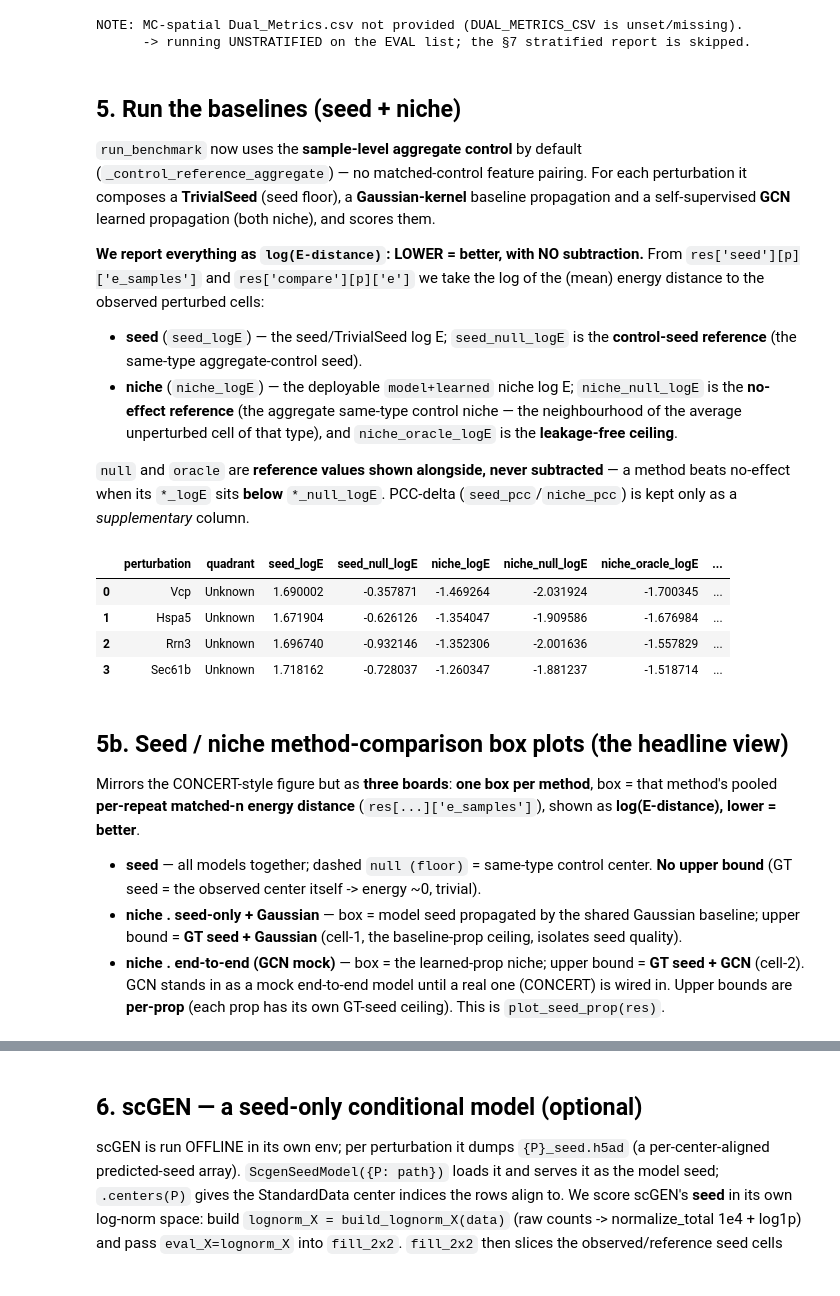
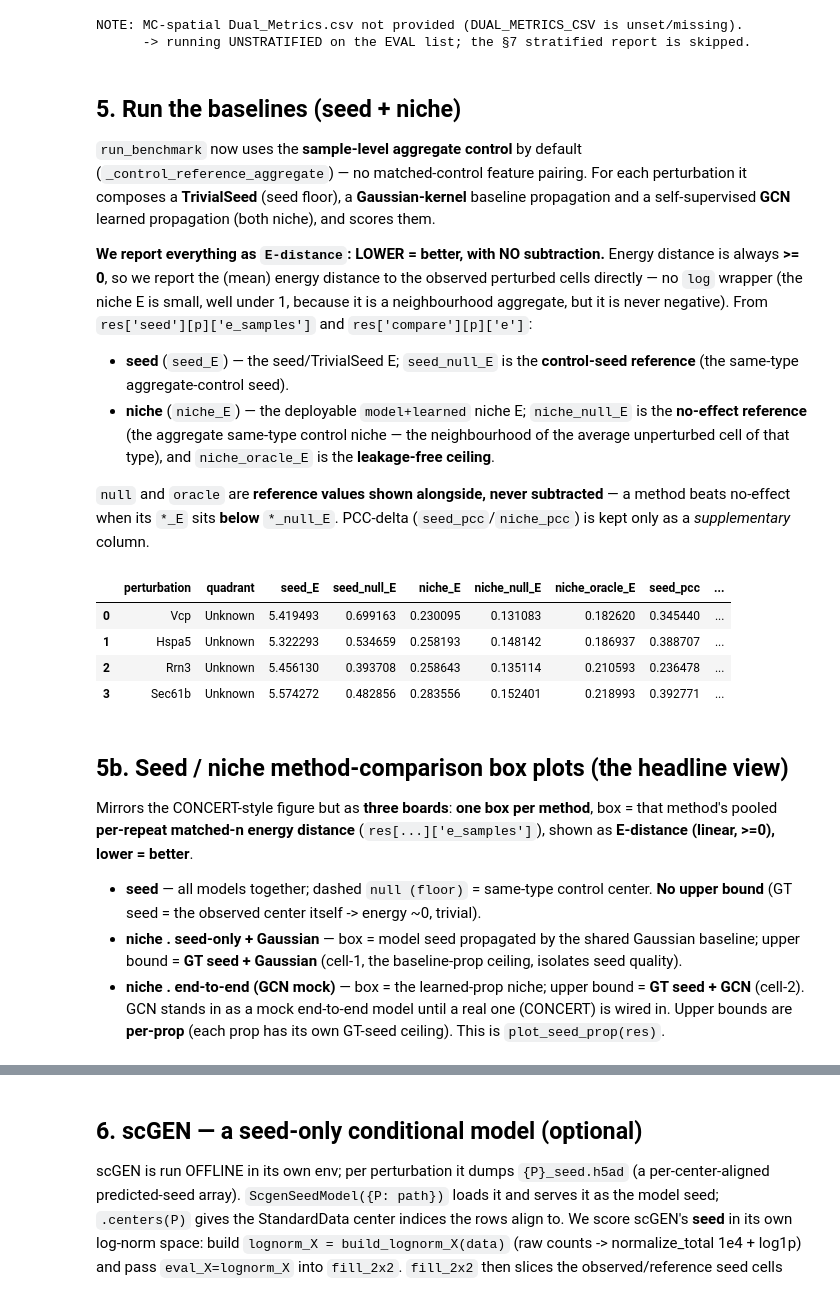
Before and after one commit to cz3900/sp-perturb-benchmark, a Jupyter notebook: notebooks/run_benchmark.executed.ipynb, the cells around one changed output, grey strips where cells are left out. Drawn from its saved outputs; the diff is of its cells as text; code cells hidden in the pictures.

```diff
--- a/notebooks/run_benchmark.executed.ipynb
+++ b/notebooks/run_benchmark.executed.ipynb
@@ -159,50 +159,50 @@ NOTE: MC-spatial Dual_Metrics.csv not provided (DUAL_METRICS_CSV is unset/missin
 ## 5. Run the baselines (seed + niche)
 `run_benchmark` now uses the **sample-level aggregate control** by default (`_control_reference_aggregate`) — no matched-control feature pairing. For each perturbation it composes a **TrivialSeed** (seed floor), a **Gaussian-kernel** baseline propagation and a self-supervised **GCN** learned propagation (both niche), and scores them.
 
-**We report everything as `log(E-distance)`: LOWER = better, with NO subtraction.** From `res['seed'][p]['e_samples']` and `res['compare'][p]['e']` we take the log of the (mean) energy distance to the observed perturbed cells:
-- **seed** (`seed_logE`) — the seed/TrivialSeed log E; `seed_null_logE` is the **control-seed reference** (the same-type aggregate-control seed).
-- **niche** (`niche_logE`) — the deployable `model+learned` niche log E; `niche_null_logE` is the **no-effect reference** (the aggregate same-type control niche — the neighbourhood of the average unperturbed cell of that type), and `niche_oracle_logE` is the **leakage-free ceiling**.
+**We report everything as `E-distance`: LOWER = better, with NO subtraction.** Energy distance is always **>= 0**, so we report the (mean) energy distance to the observed perturbed cells directly — no `log` wrapper (the niche E is small, well under 1, because it is a neighbourhood aggregate, but it is never negative). From `res['seed'][p]['e_samples']` and `res['compare'][p]['e']`:
+- **seed** (`seed_E`) — the seed/TrivialSeed E; `seed_null_E` is the **control-seed reference** (the same-type aggregate-control seed).
+- **niche** (`niche_E`) — the deployable `model+learned` niche E; `niche_null_E` is the **no-effect reference** (the aggregate same-type control niche — the neighbourhood of the average unperturbed cell of that type), and `niche_oracle_E` is the **leakage-free ceiling**.
 
-`null` and `oracle` are **reference values shown alongside, never subtracted** — a method beats no-effect when its `*_logE` sits **below** `*_null_logE`. PCC-delta (`seed_pcc`/`niche_pcc`) is kept only as a *supplementary* column.
+`null` and `oracle` are **reference values shown alongside, never subtracted** — a method beats no-effect when its `*_E` sits **below** `*_null_E`. PCC-delta (`seed_pcc`/`niche_pcc`) is kept only as a *supplementary* column.
 # %%
 res = run_benchmark(data, perturbations=EVAL, k=K_GRAPH, k_ref=K_REF,
                     gcn_kwargs={'hidden': 64, 'epochs': 30})
 
-# Everything below is reported as log(E-distance): LOWER = better, NO subtraction.
+# Everything below is reported as E-distance: LOWER = better, NO subtraction. Energy
+# distance is always >= 0, so we report the raw (mean) E with no log wrapper.
 # null (no-effect aggregate-control niche) and oracle (leakage-free ceiling) are
 # REFERENCE values shown alongside, never subtracted. PCC-delta is supplementary.
-def _seed_logE(e_list):
-    """log of the mean per-repeat seed E (guard mean>0, else nan)."""
-    m = float(np.nanmean(e_list)) if len(e_list) else float('nan')
-    return np.log(m) if m > 0 else float('nan')
+def _meanE(v):
+    """Mean per-repeat E (linear, >=0); nan when there are no samples."""
+    return float(np.nanmean(v)) if np.size(v) else float('nan')
 
 rows = []
 for p in EVAL:
     s = res['seed'][p]; c = res['compare'][p]
     es = s.get('e_samples', {})
     rows.append(dict(
         perturbation=p,
         quadrant=QUADRANT_OF.get(p, mcj.UNKNOWN),
-        seed_logE=_seed_logE(es.get('model', [])),          # seed (TrivialSeed) log E
-        seed_null_logE=_seed_logE(es.get('null', [])),      # seed control-seed reference
-        niche_logE=np.log(c['e']['model+learned']),         # niche (deployable) log E
-        niche_null_logE=np.log(c['e']['null']),             # niche no-effect reference
-        niche_oracle_logE=(np.log(c['e']['oracle']) if 'oracle' in c['e'] else float('nan')),  # niche ceiling ref
+        seed_E=_meanE(es.get('model', [])),                 # seed (TrivialSeed) E
+        seed_null_E=_meanE(es.get('null', [])),             # seed control-seed reference
+        niche_E=float(c['e']['model+learned']),             # niche (deployable) E
+        niche_null_E=float(c['e']['null']),                 # niche no-effect reference
+        niche_oracle_E=(float(c['e']['oracle']) if 'oracle' in c['e'] else float('nan')),  # niche ceiling ref
         seed_pcc=s['pcc_delta'], niche_pcc=c['pcc']['model+learned'],  # supplementary (PCC-delta)
         leak_ok=res['leakage_pass'][p],
     ))
-# Sort by niche log E ascending (lower = better); null/oracle columns are references, not scores.
-base_df = pd.DataFrame(rows).sort_values('niche_logE', ascending=True).reset_index(drop=True)
+# Sort by niche E ascending (lower = better); null/oracle columns are references, not scores.
+base_df = pd.DataFrame(rows).sort_values('niche_E', ascending=True).reset_index(drop=True)
 base_df
 # %% [output]
-|  | perturbation | quadrant | seed_logE | seed_null_logE | niche_logE | niche_null_logE | niche_oracle_logE | ... |
-| 0 | Vcp | Unknown | 1.690002 | -0.357871 | -1.469264 | -2.031924 | -1.700345 | ... |
-| 1 | Hspa5 | Unknown | 1.671904 | -0.626126 | -1.354047 | -1.909586 | -1.676984 | ... |
-| 2 | Rrn3 | Unknown | 1.696740 | -0.932146 | -1.352306 | -2.001636 | -1.557829 | ... |
-| 3 | Sec61b | Unknown | 1.718162 | -0.728037 | -1.260347 | -1.881237 | -1.518714 | ... |
+|  | perturbation | quadrant | seed_E | seed_null_E | niche_E | niche_null_E | niche_oracle_E | seed_pcc | ... |
+| 0 | Vcp | Unknown | 5.419493 | 0.699163 | 0.230095 | 0.131083 | 0.182620 | 0.345440 | ... |
+| 1 | Hspa5 | Unknown | 5.322293 | 0.534659 | 0.258193 | 0.148142 | 0.186937 | 0.388707 | ... |
+| 2 | Rrn3 | Unknown | 5.456130 | 0.393708 | 0.258643 | 0.135114 | 0.210593 | 0.236478 | ... |
+| 3 | Sec61b | Unknown | 5.574272 | 0.482856 | 0.283556 | 0.152401 | 0.218993 | 0.392771 | ... |
 # %% [markdown]
 ## 5b. Seed / niche method-comparison box plots (the headline view)
-Mirrors the CONCERT-style figure but as **three boards**: **one box per method**, box = that method's pooled **per-repeat matched-n energy distance** (`res[...]['e_samples']`), shown as **log(E-distance), lower = better**.
+Mirrors the CONCERT-style figure but as **three boards**: **one box per method**, box = that method's pooled **per-repeat matched-n energy distance** (`res[...]['e_samples']`), shown as **E-distance (linear, >=0), lower = better**.
 - **seed** — all models together; dashed `null (floor)` = same-type control center. **No upper bound** (GT seed = the observed center itself -> energy ~0, trivial).
 - **niche . seed-only + Gaussian** — box = model seed propagated by the shared Gaussian baseline; upper bound = **GT seed + Gaussian** (cell-1, the baseline-prop ceiling, isolates seed quality).
 - **niche . end-to-end (GCN mock)** — box = the learned-prop niche; upper bound = **GT seed + GCN** (cell-2). GCN stands in as a mock end-to-end model until a real one (CONCERT) is wired in.
```
Also changed, not shown: parts of 12 cells of this notebook, 2 other files.
